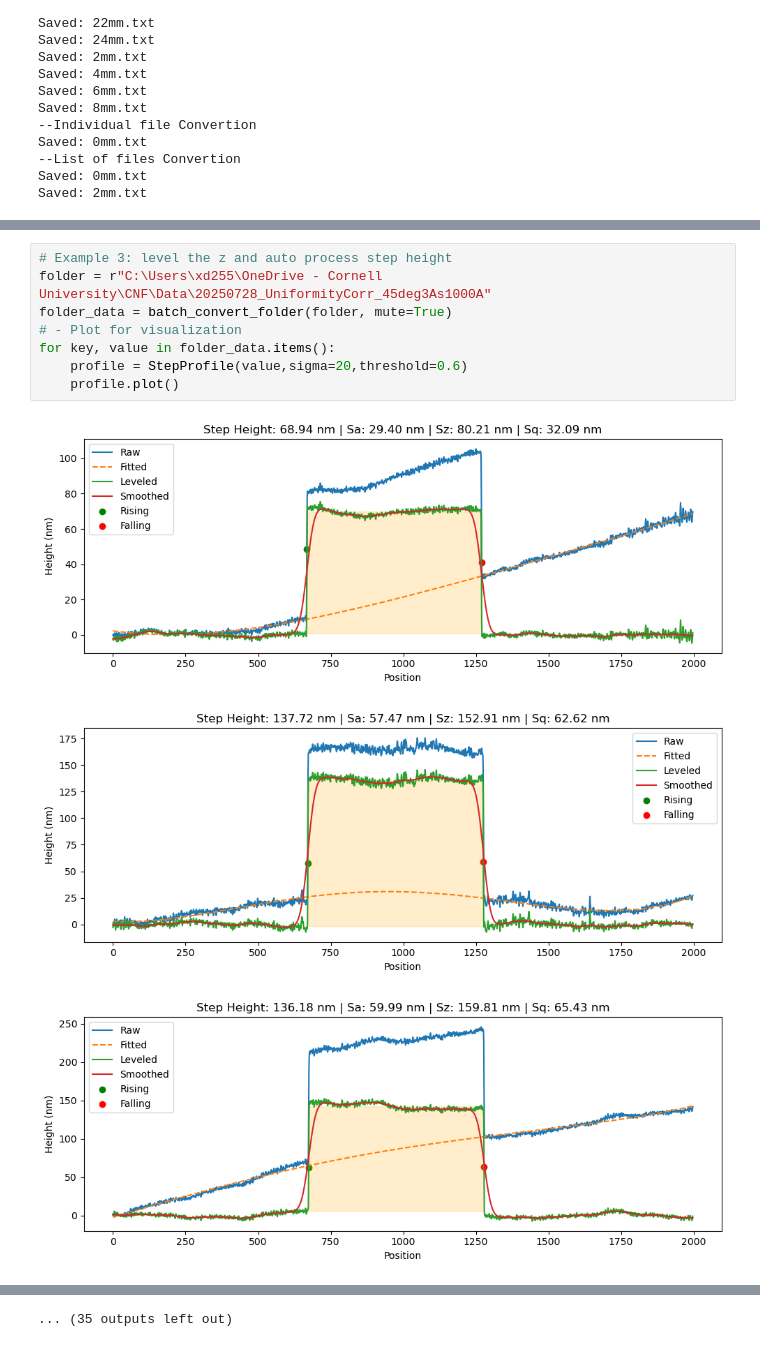
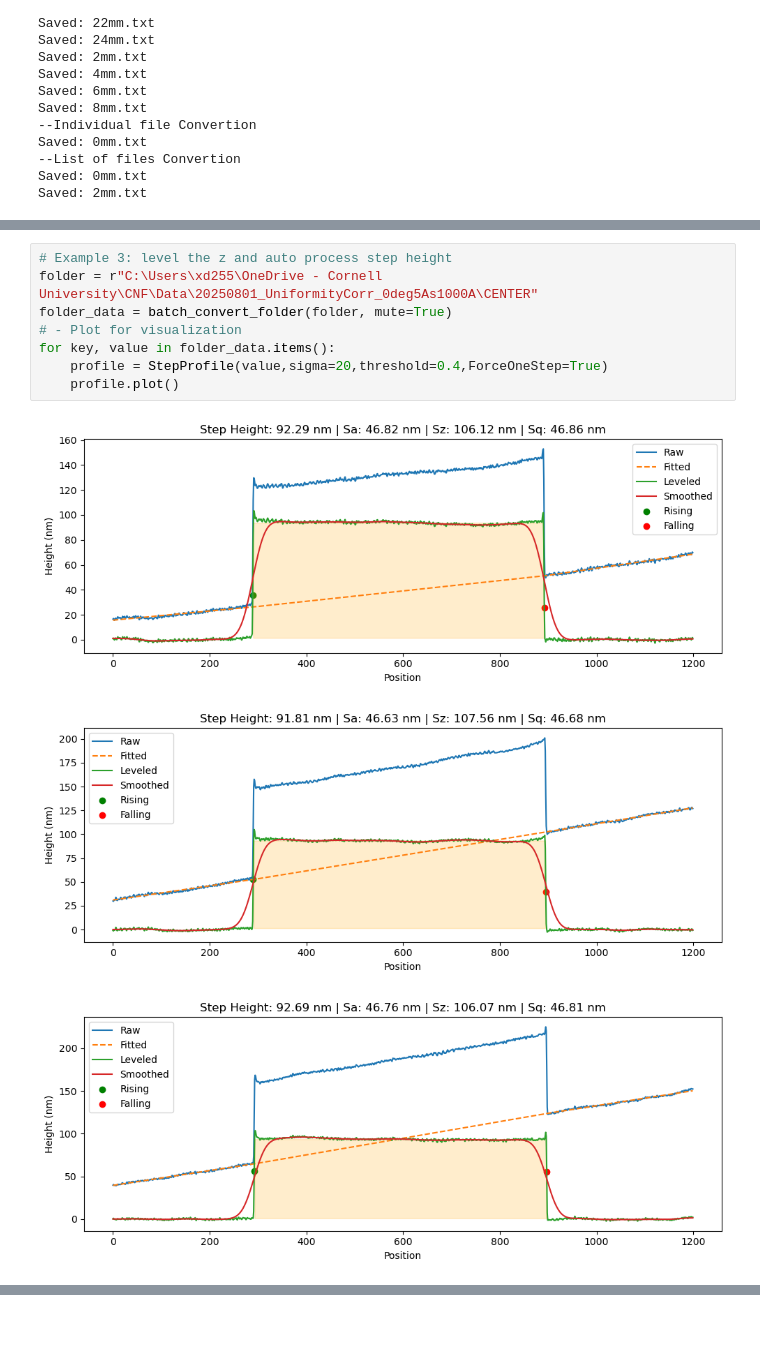
Before and after one commit to duxinyi1996/P7_dat2txt, a Jupyter notebook: P7_dat2txt.ipynb, the cells around one changed output, grey strips where cells are left out. Saved outputs shown, nothing was run; the diff lists cells and outputs as text.

```diff
--- a/P7_dat2txt.ipynb
+++ b/P7_dat2txt.ipynb
@@ -333,13 +421,13 @@ for fname in fname_list:
 [figure]
 # %%
 # Example 3: level the z and auto process step height
-folder = r"C:\Users\xd255\OneDrive - Cornell University\CNF\Data\20250728_UniformityCorr_45deg3As1000A"
+folder = r"C:\Users\xd255\OneDrive - Cornell University\CNF\Data\20250801_UniformityCorr_0deg5As1000A\CENTER"
 folder_data = batch_convert_folder(folder, mute=True)
 # - Plot for visualization
 for key, value in folder_data.items():
-    profile = StepProfile(value,sigma=20,threshold=0.6)
+    profile = StepProfile(value,sigma=20,threshold=0.4,ForceOneStep=True)
     profile.plot()
 # %% [output]
-[figure, old version]
+[figure, new version]
-[figure, old version]
+[figure, new version]
-[figure, old version]
+[figure, new version]
@@ -355,2 +438 @@ for key, value in folder_data.items():
-... (35 outputs left out)
 # %%
```
Also changed, not shown: parts of 6 cells of this notebook.
